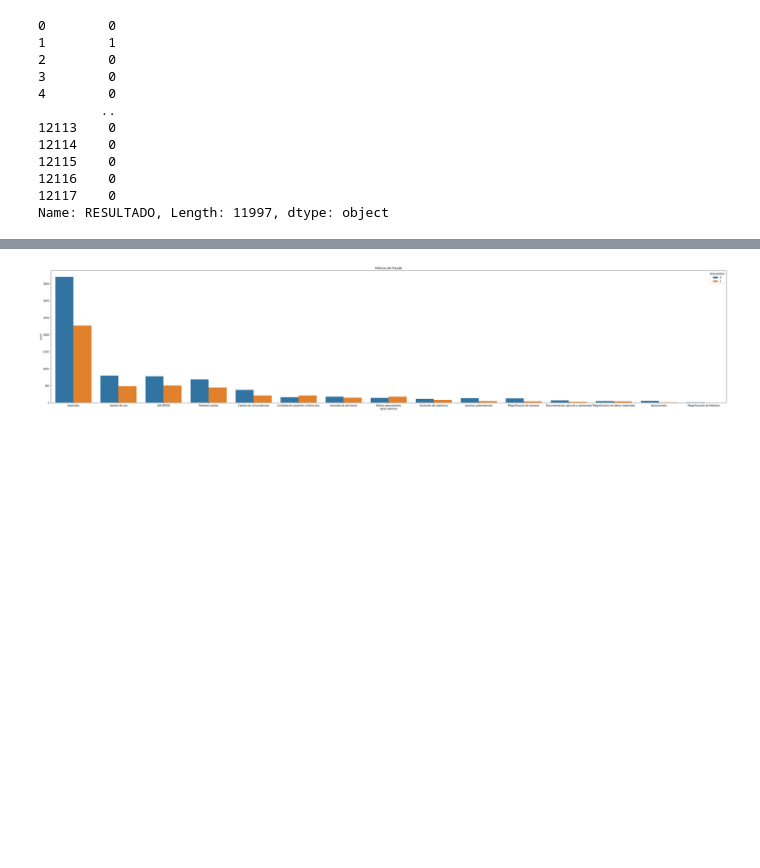
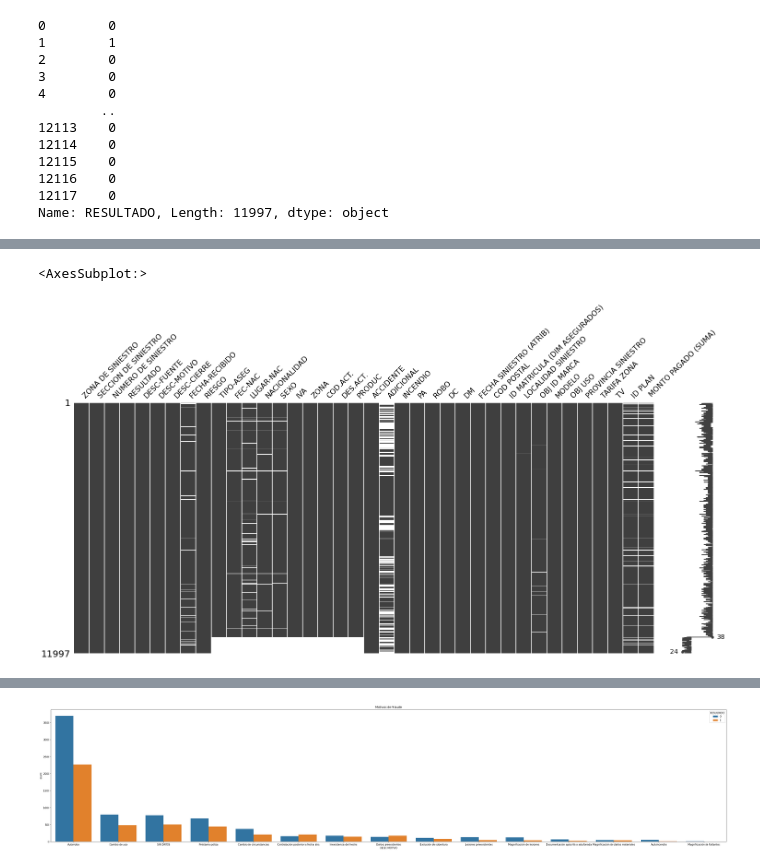
Before and after one commit to niclar1987/colabintegrador, a Jupyter notebook: Integrador.ipynb, the cells around one changed output, grey strips where cells are left out. Drawn from its saved outputs; the diff is of its cells as text; code cells hidden in the pictures; blank space fills up the shorter version.

```diff
--- a/Integrador.ipynb
+++ b/Integrador.ipynb
@@ -152,3 +156,9 @@ msno.matrix(df)
+# %%
+# Datos Faltantes
+msno.matrix(df)
+# %% [output]
+<AxesSubplot:>
+[figure, added]
 # %%
 msno.bar(df)
 # %% [output]
```
Also changed, not shown: parts of 11 cells of this notebook.
